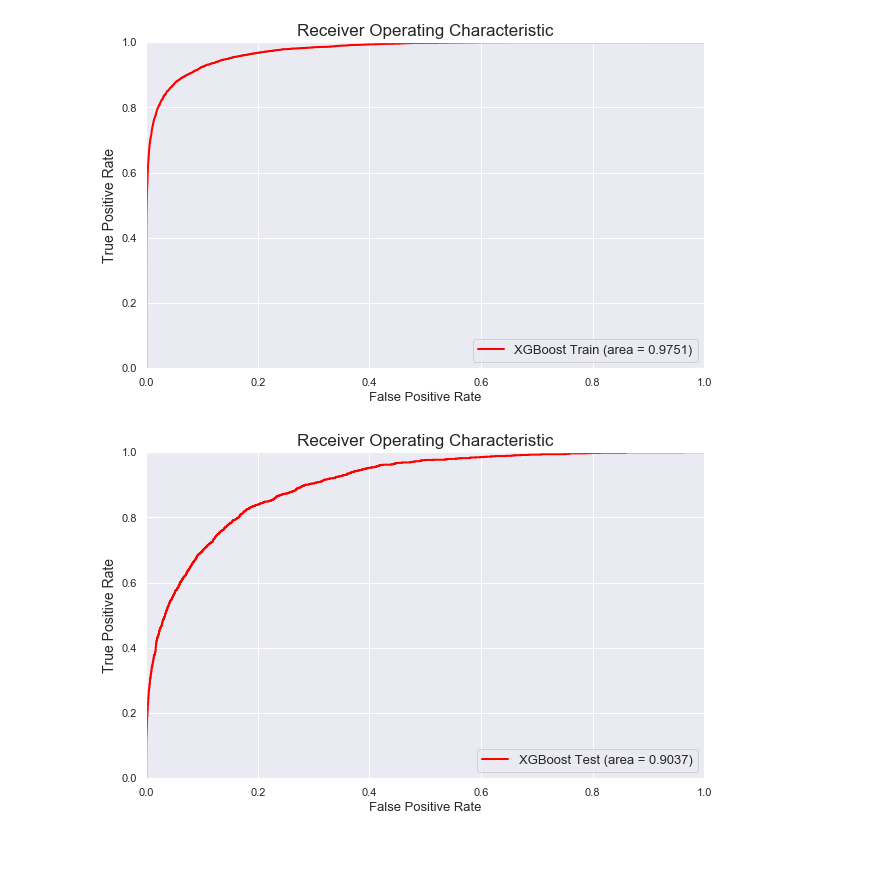
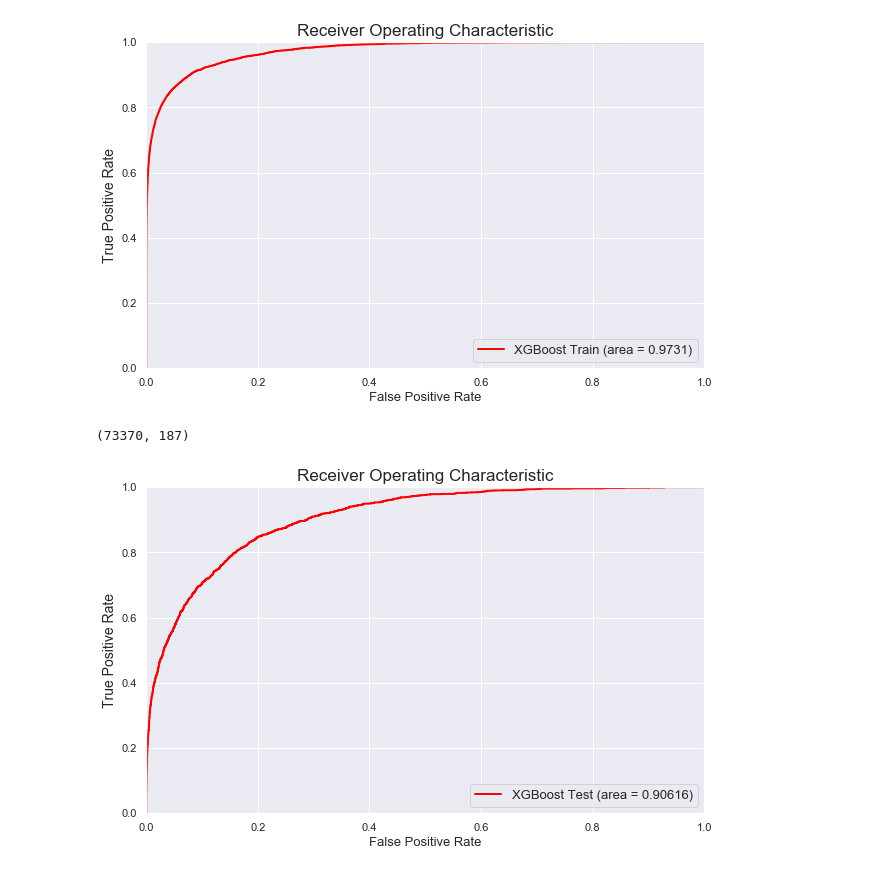
Before and after one commit to curie-capstone/predicting-patient-outcomes, a Jupyter notebook: ravinder/modeling_ravinder.ipynb, the cells around one changed output. Drawn from its saved outputs; the diff is of its cells as text; code cells hidden in the pictures.

```diff
--- a/ravinder/modeling_ravinder.ipynb
+++ b/ravinder/modeling_ravinder.ipynb
@@ -909,27 +1109,27 @@ X_test['arterial_bp'] = X_test['arterial_bp'].astype(np.float64)
 #  seed= 42)
 # modelfit(xgb1, X, y)
 # %%
-# param_test1 = {
-#  'max_depth':range(5,10,2),
-#  'min_child_weight':range(1,6,2)
-# }
-# gsearch1 = GridSearchCV(estimator = XGBClassifier( learning_rate =0.1, n_estimators=140, max_depth=5,
-#  min_child_weight=1, gamma=0, subsample=0.8, colsample_bytree=0.8,
-#  objective= 'binary:logistic', nthread=4, scale_pos_weight=1, seed=27),
-#  param_grid = param_test1, scoring='roc_auc',n_jobs=4,iid=False, cv=5)
-# gsearch1.fit(X,y)
-# gsearch1.cv_results_, gsearch1.best_params_, gsearch1.best_score_
+param_test1 = {
+ 'max_depth':range(5,10,2),
+ 'min_child_weight':range(1,6,2)
+}
+gsearch1 = GridSearchCV(estimator = XGBClassifier( learning_rate =0.1, n_estimators=140, max_depth=7,
+ min_child_weight=5, gamma=0.25, subsample=0.8, colsample_bytree=0.8,
+ objective= 'binary:logistic', nthread=4, scale_pos_weight=1, seed=27),
+ param_grid = param_test1, scoring='roc_auc',n_jobs=4,iid=False, cv=5)
+gsearch1.fit(X,y)
+gsearch1.cv_results_, gsearch1.best_params_, gsearch1.best_score_
 # %%
-# param_test2 = {
-#  'max_depth':[6,7,8],
-#  'min_child_weight':[4,5,6]
-# }
-# gsearch2 = GridSearchCV(estimator = XGBClassifier( learning_rate=0.1, n_estimators=140, max_depth=5,
-#  min_child_weight=2, gamma=0, subsample=0.8, colsample_bytree=0.8,
-#  objective= 'binary:logistic', nthread=4, scale_pos_weight=1,seed=27),
-#  param_grid = param_test2, scoring='roc_auc',n_jobs=4,iid=False, cv=5)
-# gsearch2.fit(X,y)
-# gsearch2.cv_results_, gsearch2.best_params_, gsearch2.best_score_
+param_test2 = {
+ 'max_depth':[6,7,8],
+ 'min_child_weight':[4,5,6]
+}
+gsearch2 = GridSearchCV(estimator = XGBClassifier( learning_rate=0.1, n_estimators=140, max_depth=7,
+ min_child_weight=5, gamma=0, subsample=0.8, colsample_bytree=0.8,
+ objective= 'binary:logistic', nthread=4, scale_pos_weight=1,seed=27),
+ param_grid = param_test2, scoring='roc_auc',n_jobs=4,iid=False, cv=5)
+gsearch2.fit(X,y)
+gsearch2.cv_results_, gsearch2.best_params_, gsearch2.best_score_
 # %%
 # param_test3 = {
 #  'gamma':[i/10.0 for i in range(0,5)]
@@ -954,6 +1156,6 @@ X_test['arterial_bp'] = X_test['arterial_bp'].astype(np.float64)
 # %%
 model = XGBClassifier(learning_rate =0.1, n_estimators=140, max_depth=7,
- min_child_weight=5, gamma=0.3, subsample=0.8, colsample_bytree=0.8,
+ min_child_weight=5, gamma=0.25, subsample=0.8, colsample_bytree=0.8,
  objective= 'binary:logistic', nthread=4, scale_pos_weight=1, reg_alpha=0.0001, seed=27)
 model.fit(X, y)
 # %% [output]
@@ -990,20 +1190,24 @@ plt.show()
+# %%
+X.shape
+# %% [output]
+(73370, 187)
 # %%
 plt.figure(figsize=(10,6))
 
 y_pred = model.predict_proba(X_test)[:,1]
 fpr, tpr, thresholds = roc_curve(y_test, y_pred)
-plt.plot(fpr, tpr, color='red', lw=2, label='XGBoost Test (area = %0.4f)' % auc(fpr, tpr))
+plt.plot(fpr, tpr, color='red', lw=2, label='XGBoost Test (area = %0.5f)' % auc(fpr, tpr))
 
 # plt.plot([0, 1], [0, 1], color='navy', lw=2, linestyle= '-', label = 'Random Guess')
 plt.xlim([0.0, 1.0])
 plt.ylim([0.0, 1.0])
 plt.xlabel('False Positive Rate', fontsize=13)
 plt.ylabel('True Positive Rate', fontsize=14)
 plt.title('Receiver Operating Characteristic', fontsize=17)
 plt.legend(loc='lower right', fontsize=13)
 plt.show()
 # %% [output]
-[figure, old version]
+[figure, new version]
 # %%
 sorted_idx = np.argsort(model.feature_importances_)[::-1]
 f_imp = []
```
Also changed, not shown: parts of 51 cells of this notebook.
